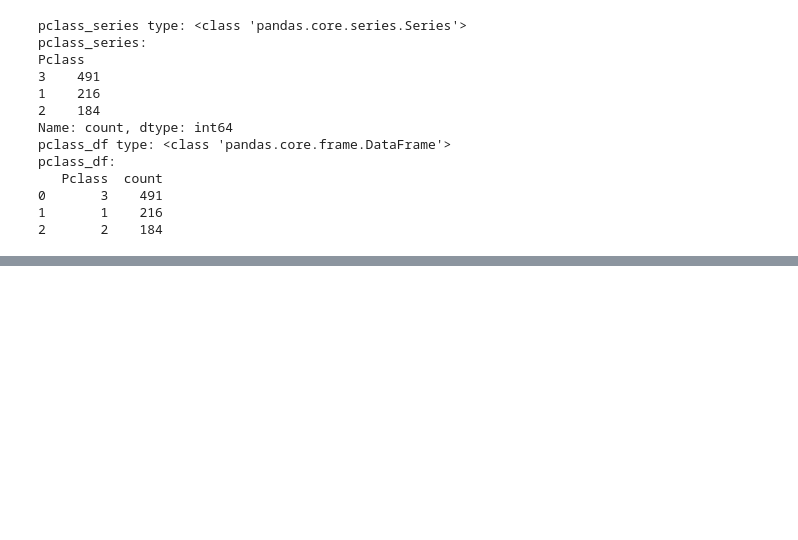
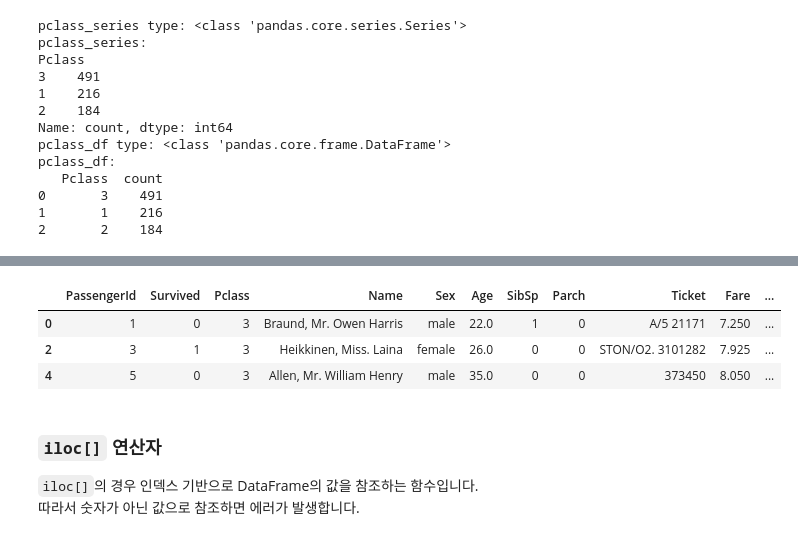
Before and after one commit to Yuventius-Choi/Python_ML, a Jupyter notebook: 01_파이썬 기반의 머신러닝과 생태계 이해/04_pandas.ipynb, the cells around one changed output, grey strips where cells are left out. Cells and saved outputs as stored; diff of their text form; code cells hidden in the pictures; blank space fills up the shorter version.

```diff
--- a/01_파이썬 기반의 머신러닝과 생태계 이해/04_pandas.ipynb
+++ b/01_파이썬 기반의 머신러닝과 생태계 이해/04_pandas.ipynb
@@ -513,0 +571,14 @@ pclass_df:
+# %%
+# Boolean Indexing
+# Pclass가 3인 최상위 3개
+titanic_cp_df[titanic_cp_df["Pclass"] == 3].head(3)
+# %% [output]
+|  | PassengerId | Survived | Pclass | Name | Sex | Age | SibSp | Parch | Ticket | Fare | ... |
+| 0 | 1 | 0 | 3 | Braund, Mr. Owen Harris | male | 22.0 | 1 | 0 | A/5 21171 | 7.250 | ... |
+| 2 | 3 | 1 | 3 | Heikkinen, Miss. Laina | female | 26.0 | 0 | 0 | STON/O2. 3101282 | 7.925 | ... |
+| 4 | 5 | 0 | 3 | Allen, Mr. William Henry | male | 35.0 | 0 | 0 | 373450 | 8.050 | ... |
+# %% [markdown]
+### `iloc[]` 연산자
+
+`iloc[]`의 경우 인덱스 기반으로 DataFrame의 값을 참조하는 함수입니다.<br>
+따라서 숫자가 아닌 값으로 참조하면 에러가 발생합니다.
```
Also changed, not shown: parts of 64 cells of this notebook.
